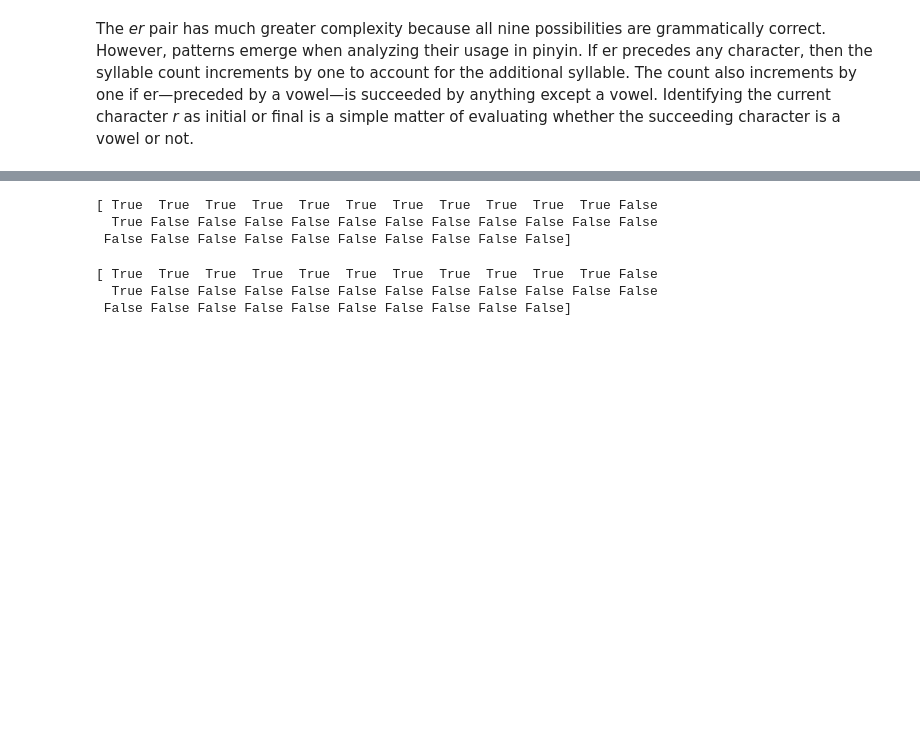
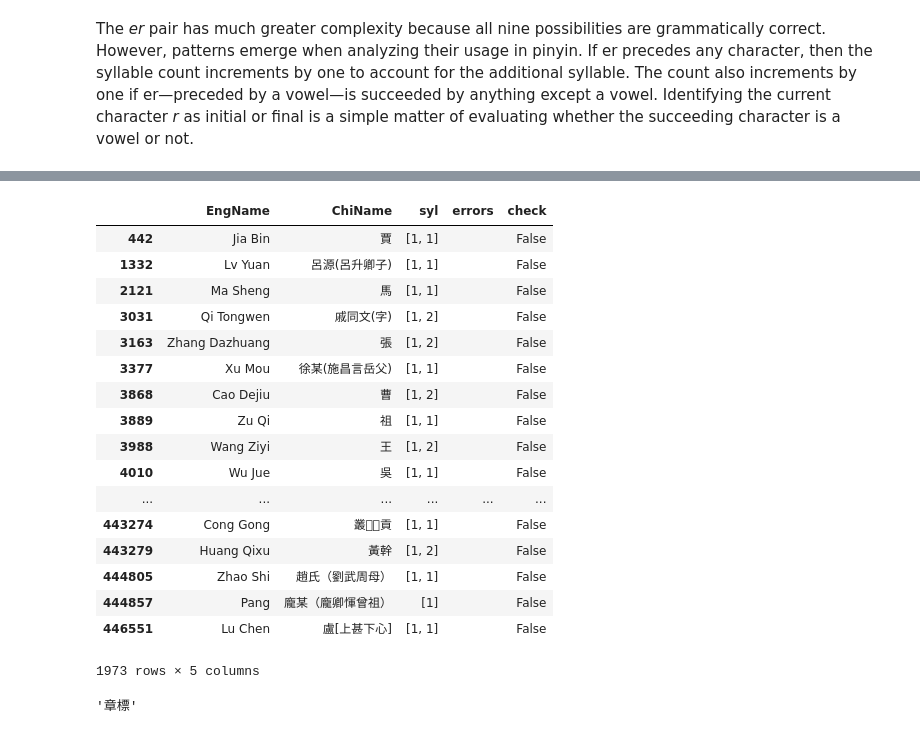
Before and after one commit to JHGFD82/ChineseSyllableCountGeneratorDraftNotes, a Jupyter notebook: Chinese Syllable Count Generator.ipynb, the cells around one changed output, grey strips where cells are left out. Cells and saved outputs as stored; diff of their text form; code cells hidden in the pictures; blank space fills up the shorter version.

```diff
--- a/Chinese Syllable Count Generator.ipynb
+++ b/Chinese Syllable Count Generator.ipynb
@@ -237,8 +237,8 @@ finPYList = list(PY[0,1:])
 
 # List of Wade-Giles initials, finals
 WG = np.genfromtxt('data/wadegilesDF.csv', delimiter=',', dtype=str)
-initWGList = list(WG[:,0][1:])
-finWGList = list(WG[0][1:])
+initWGList = list(WG[1:,0])
+finWGList = list(WG[0,1:])
 
 # Import Numpy arrays from CSV
 arPY = PY[1:,1:] == '1'
@@ -251,7 +251,8 @@ arWG = WG[1:,1:] == '1'
     # CBDB: detect duplication of family name within given name
     # wg: evaluate in Wade-Giles standard
 def sylCount(text, crumbs=False, errorReport=False, CBDB=False, wg=False):
-    '''Estimate the number of Chinese characters based on inputted romanized text.'''
+    '''Estimate the number of Chinese characters based on inputted romanized text
+    (amongst other things).'''
 
     ## REFERENCE VARIABLES ##
     # Lists/array for reference (pinyin set as default)
@@ -384,7 +385,8 @@ def sylCount(text, crumbs=False, errorReport=False, CBDB=False, wg=False):
                         initList.index(initial),
                         finList.index(final + n)
                     ]
-                    notes += ' - array lookup ' + initial + final + n + ': ' + str(result)
+                    notes += (' - array lookup ' + initial + final + n +
+                              ': ' + str(result))
                 except:
                     result = False
                     notes += ' - array error'
@@ -420,7 +422,8 @@ def sylCount(text, crumbs=False, errorReport=False, CBDB=False, wg=False):
 
                 # Check if character is (or is part of) a valid initial
                 if not any(i for i in initList if i.startswith(initial + n)):
-                    errorMsg = 'Error: ' + initial + n + ' - quitting, invalid initial'
+                    errorMsg = ('Error: ' + initial + n +
+                                ' - quitting, invalid initial')
                     if crumbs: print(errorMsg)
                     if errorReport: return errorMsg
                     return [0]
@@ -501,16 +509,16 @@ def sylCount(text, crumbs=False, errorReport=False, CBDB=False, wg=False):
 # %%
 import pandas as pd
 
-# Import CBDB data
 names = pd.read_csv('data/allCBDBnames.csv', index_col=0,
                     names=['EngName','ChiName'], header=0)
 
-# Run sylCount function on 'EngName' column
-names['syl'] = names['EngName'].apply(sylCount, CBDB=True)
+names['ChiName'] = names['ChiName'].str.replace(' ','')
 
-names['ChiName'] = names['ChiName'].str.strip()
+names['syl'] = names['EngName'].apply(sylCount)
 
-# Add 'check' column to validate results
+names['errors'] = names['EngName'].apply(sylCount, CBDB=True,
+                                         errorReport=True).fillna('')
+
 def tryAdd(x):
     try:
         return sum(x)
@@ -518,5 +526,4 @@ def tryAdd(x):
         return
 names['check'] = names['ChiName'].str.len() == names['syl'].apply(tryAdd)
 
-# Filter results to show false negatives
-names[~names['check']]
+names[names.errors.str.contains('duplicate')][names.check == False][~names.ChiName.str.contains('\(')].to_csv('CBDB_familyNameDupes.csv')
@@ -600,12 +529,0 @@ a. lu: init - vowel
-# %%
-print((PY[1:][:,1:] == '1')[0])
-# %% [output]
-[ True  True  True  True  True  True  True  True  True  True  True False
-  True False False False False False False False False False False False
- False False False False False False False False False False]
-# %%
-print((PY[1:,1:] == '1')[0])
-# %% [output]
-[ True  True  True  True  True  True  True  True  True  True  True False
-  True False False False False False False False False False False False
- False False False False False False False False False False]
@@ -611,0 +532,25 @@ print((PY[1:,1:] == '1')[0])
+# %%
+names[names.check == False][~names.errors.str.contains('initial')][~names.errors.str.contains('duplicate')][~names.errors.str.contains('characters')]
+# %% [output]
+|  | EngName | ChiName | syl | errors | check |
+| 442 | Jia Bin | 賈 | [1, 1] |  | False |
+| 1332 | Lv Yuan | 呂源(呂升卿子) | [1, 1] |  | False |
+| 2121 | Ma Sheng | 馬 | [1, 1] |  | False |
+| 3031 | Qi Tongwen | 戚同文(字) | [1, 2] |  | False |
+| 3163 | Zhang Dazhuang | 張 | [1, 2] |  | False |
+| 3377 | Xu Mou | 徐某(施昌言岳父) | [1, 1] |  | False |
+| 3868 | Cao Dejiu | 曹 | [1, 2] |  | False |
+| 3889 | Zu Qi | 祖 | [1, 1] |  | False |
+| 3988 | Wang Ziyi | 王 | [1, 2] |  | False |
+| 4010 | Wu Jue | 吳 | [1, 1] |  | False |
+| ... | ... | ... | ... | ... | ... |
+| 443274 | Cong Gong | 叢貢 | [1, 1] |  | False |
+| 443279 | Huang Qixu | 黃幹 | [1, 2] |  | False |
+| 444805 | Zhao Shi | 趙氏（劉武周母） | [1, 1] |  | False |
+| 444857 | Pang | 龐某（龐卿惲曾祖） | [1] |  | False |
+| 446551 | Lu Chen | 盧[上甚下心] | [1, 1] |  | False |
+1973 rows × 5 columns
+# %%
+names.loc[442352]['ChiName'].replace('\u3000',' ').strip()
+# %% [output]
+'章標'
```
Also changed, not shown: parts of 7 cells of this notebook.
